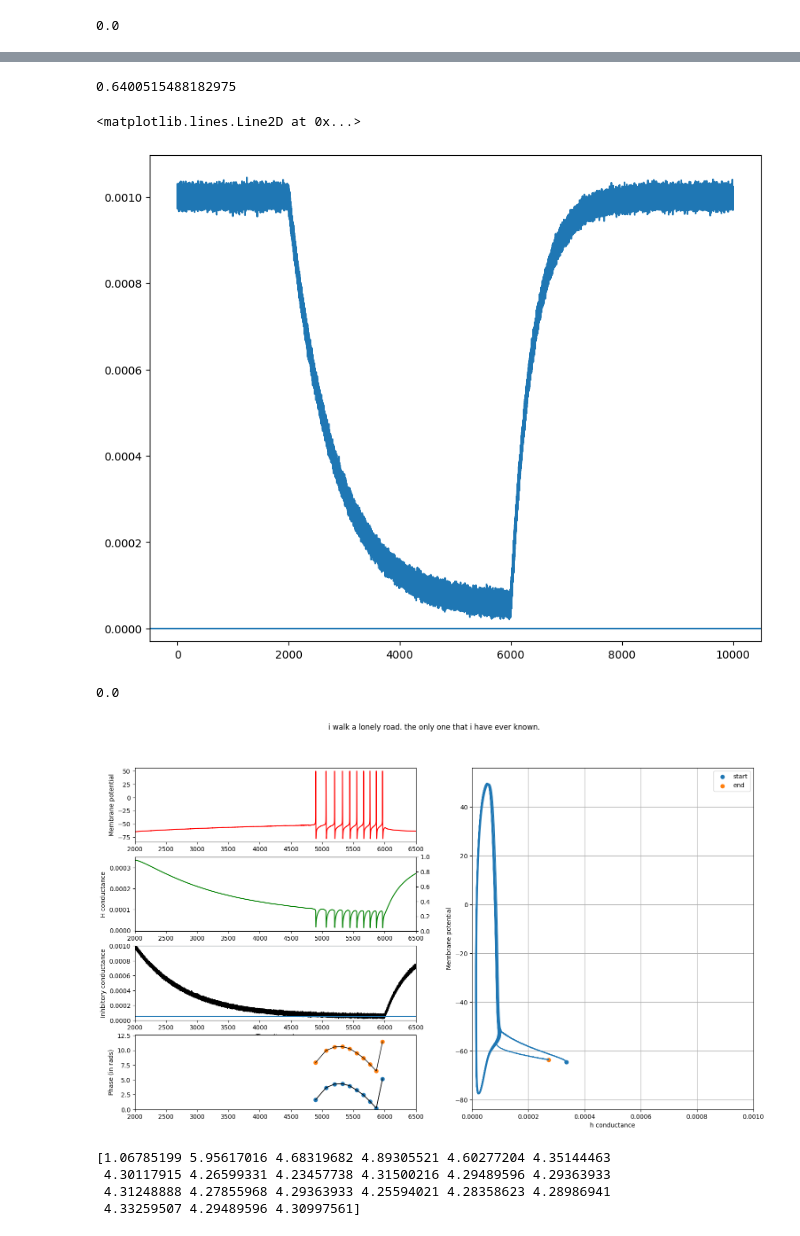
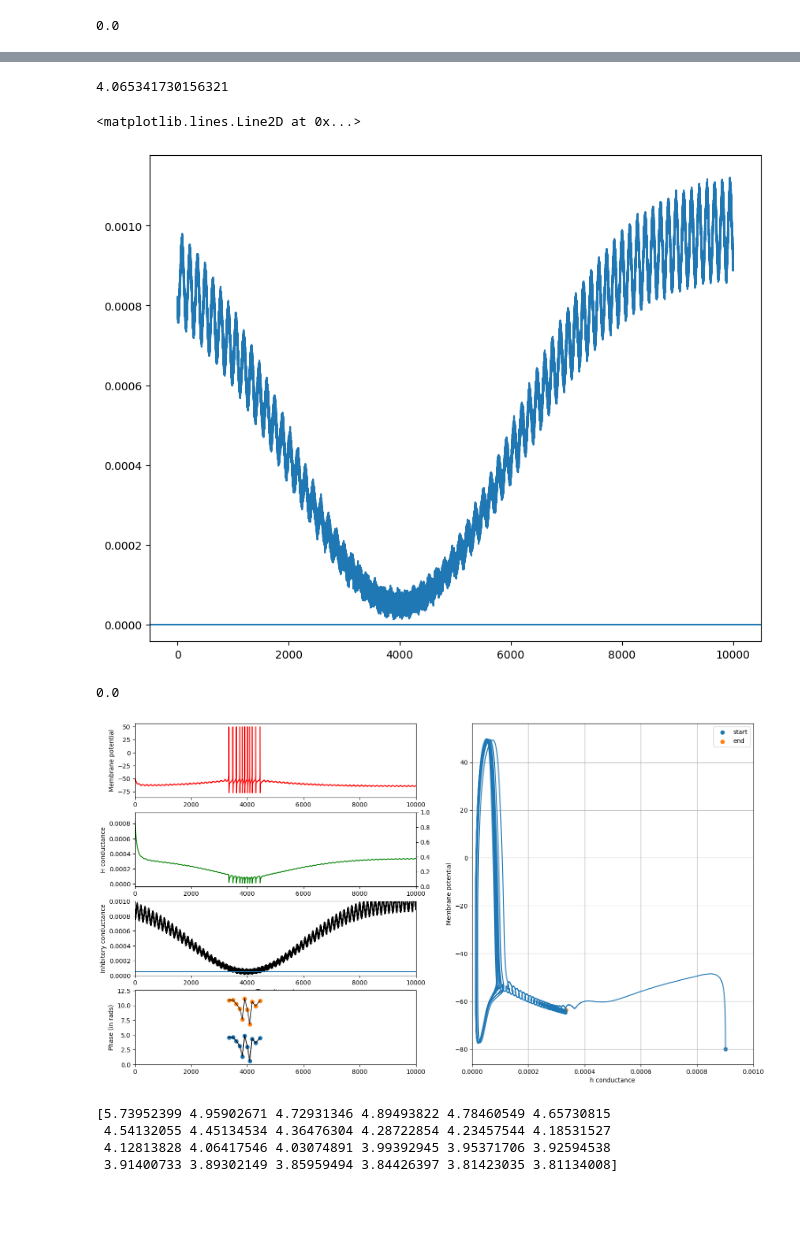
Before and after one commit to tiny-infinity/GridCellsTheta, a Jupyter notebook: phase_prec_final.ipynb, the cells around one changed output, grey strips where cells are left out. Cells and saved outputs as stored; diff of their text form; code cells hidden in the pictures; blank space fills up the shorter version.

```diff
--- a/phase_prec_final.ipynb
+++ b/phase_prec_final.ipynb
@@ -80,10 +80,10 @@ Vector[18]
 # %%
 g_max = 0.001
 g_min = 0.00005
-tau_fall = 800.0
+tau_fall = 900.0
 tau_rise = 400.0
 
-theta_freq = 8.0
+theta_freq = 7.2
 mod_depth = 0.1
 init_phase = np.random.uniform(0,2*np.pi)
 print(init_phase)
@@ -103,8 +103,20 @@ start_val = inhib_base[idx_3 - 1]
 inhib_base[idx_3:] = (start_val + (g_max-start_val)*(1-np.exp(-t_phase3/tau_rise)))
 #inhib_base[idx_3:] = start_val*np.exp(t_phase3/tau_rise)
 #inhib_base[idx_3:] = np.full_like(inhib_base[idx_3:],1e-3)
-theta_factor = 1 + (mod_depth*(np.sin(2*np.pi*theta_freq*time_arr/1000.0)))
-inhib_cond_arr = inhib_base #* theta_factor
+theta_factor = 1 + (mod_depth*(np.sin(init_phase +  (2*np.pi*theta_freq*time_arr/1000.0))))
+
+# --- Gaussian Disinhibition (Predictive Priming) ---
+t_mid = 4000.0  # Center of the grid field
+width = 2000.0  # Spatial/Temporal width of the field
+
+# Gaussian disinhibition: Inhibition is highest far from the center
+# and drops (disinhibits) as you approach t_mid.
+dist_from_center = (time_arr - t_mid)
+inhib_envelope = g_max - (g_max - g_min) * np.exp(-(dist_from_center**2) / (2 * width**2))
+
+# Apply multiplicative theta modulation
+inhib_cond_arr = inhib_envelope * theta_factor
+#inhib_cond_arr = inhib_base #* theta_factor
 noise = np.random.normal(loc=0.0,scale=1e-5,size=len(inhib_cond_arr))
 inhib_cond_arr += noise
 inhib_cond_arr = np.maximum(inhib_cond_arr,0.00001)
@@ -113,7 +125,7 @@ g_vec = h.Vector(inhib_cond_arr)
 g_vec.play(syn_inh._ref_g, h.dt)
 g_rec = h.Vector().record(syn_inh._ref_g)
 # %% [output]
-0.6400515488182975
+4.065341730156321
 # %%
 plt.figure(figsize=(10,8))
 plt.plot(time_arr,inhib_cond_arr)
@@ -121,7 +133,7 @@ plt.axhline(y=0.0)
 #plt.xlim(3800,4500)
 # %% [output]
 <matplotlib.lines.Line2D at 0x...>
-[figure, old version]
+[figure, new version]
 # %%
 h.finitialize(-80)
 h.frecord_init()
@@ -140,8 +152,8 @@ from matplotlib.gridspec import GridSpec
 gh_cond = stellate_gh_vec.to_python()
 gnap_cond = stellate_gnap_vec.to_python()
 memb_pot = stell_v.to_python()
-start_time = 2000
-end_time =  6500
+start_time = 0
+end_time =  10000
 start_idx = int(start_time/h.dt)
 end_idx = int(end_time/h.dt)
 
@@ -165,38 +177,38 @@ ax1.set_ylabel("H conductance")
 ax0.set_ylabel("Membrane potential")
 ax0.plot(time_arr[start_idx:end_idx],memb_pot[start_idx:end_idx],color='red')
 ax2.plot(time_arr[start_idx:end_idx],inhib_cond_arr[start_idx:end_idx],color='black')
 ax2.axhline(y=g_max)
 ax3.plot(spikes_arr,phases,linewidth=1,color='black')
 ax2.axhline(y=g_min)
 ax3.plot(spikes_arr,phases,linewidth=1,color='black')
 ax3.plot(spikes_arr,phases_shifted,linewidth=1,color='black')
 ax3.scatter(spikes_arr,phases)
 ax3.scatter(spikes_arr,phases_shifted)
 ax3.set_ylabel("Phase (in rads)")
 ax3.set_ylim(0,4*np.pi)
 ax_phase.plot(gh_cond[start_idx:end_idx],memb_pot[start_idx:end_idx])
 ax_phase.scatter(gh_cond[start_idx],memb_pot[start_idx],label='start')
 ax_phase.scatter(gh_cond[end_idx],memb_pot[end_idx],label='end')
 ax_phase.legend()
 ax_phase.set_xlabel("h conductance")
 ax_phase.set_ylabel("Membrane potential")
 ax_phase.set_xlim(0,0.001)
 ax0.set_xlim(start_time,end_time)
 ax1.set_xlim(start_time,end_time)
 ax2.set_xlim(start_time,end_time)
 ax3.set_xlim(start_time,end_time)
 
 theta_status = ""
 ax2.set_ylim(0,0.001)
 plt.suptitle(f"")
 plt.grid(True)
 plt.show()
 # %% [output]
-[figure, old version]
+[figure, new version]
-# %%
-print(phases)
-# %% [output]
-[1.06785199 5.95617016 4.68319682 4.89305521 4.60277204 4.35144463
- 4.30117915 4.26599331 4.23457738 4.31500216 4.29489596 4.29363933
- 4.31248888 4.27855968 4.29363933 4.25594021 4.28358623 4.28986941
- 4.33259507 4.29489596 4.30997561]
+# %%
+print(phases)
+# %% [output]
+[5.73952399 4.95902671 4.72931346 4.89493822 4.78460549 4.65730815
+ 4.54132055 4.45134534 4.36476304 4.28722854 4.23457544 4.18531527
+ 4.12813828 4.06417546 4.03074891 3.99392945 3.95371706 3.92594538
+ 3.91400733 3.89302149 3.85959494 3.84426397 3.81423035 3.81134008]
```
Also changed, not shown: parts of 6 cells of this notebook, 1 other file.
